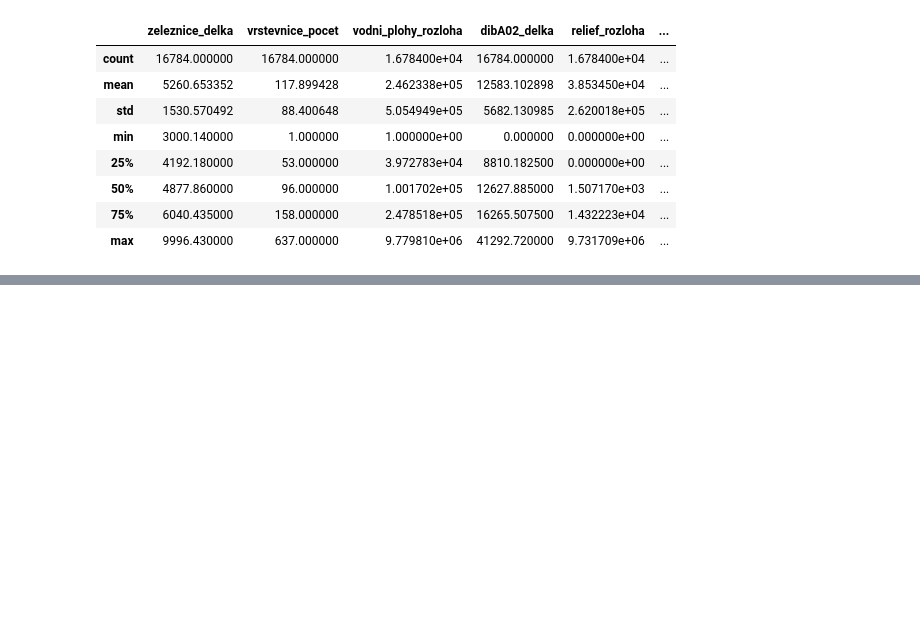
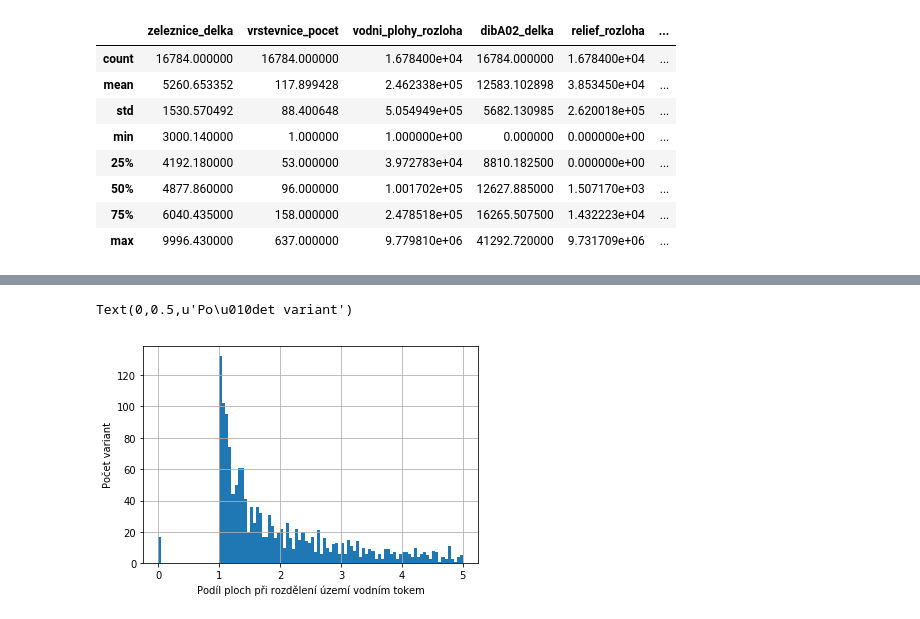
Before and after one commit to fenclova/jupyter-diplomka, a Jupyter notebook: 0_predvyber_analyza_BIG.ipynb, the cells around one changed output, grey strips where cells are left out. Saved outputs shown, nothing was run; the diff lists cells and outputs as text; code cells hidden in the pictures; blank space fills up the shorter version.

```diff
--- a/0_predvyber_analyza_BIG.ipynb
+++ b/0_predvyber_analyza_BIG.ipynb
@@ -238,4 +437,4 @@ vybrano2.to_csv('0_predvyber_analyza2000.csv')
 # %%
 # TODO: vodní tok, který půlí ideálně na polovinu
-df3_test = pd.read_csv(r'C:\fenclova\diplomka\_bordel\0_pokusPovodi\Nove_predvyber_VodniTok4.csv')
-df3_test.describe()
+df3 = pd.read_csv(r'C:\fenclova\diplomka\analyza\vysledky\Nove_predvyber_VodniTok.csv').set_index("ID")
+df3.describe()
@@ -242,6 +451,9 @@ df3_test.describe()
 # %%
 # histogram podilu ploch
-d = df3_test.nejlepsi_podil_ploch[(df3_test.nejlepsi_podil_ploch <= 10)]
+d = df3.nejlepsi_podil_ploch[(df3.nejlepsi_podil_ploch <= 5)]
 dx = d.hist(bins=100)
 dx.set_xlabel(r'Podíl ploch při rozdělení území vodním tokem')
 dx.set_ylabel(r'Počet variant')
+# %% [output]
+Text(0,0.5,u'Po\u010det variant')
+[figure, added]
```
Also changed, not shown: parts of 46 cells of this notebook, 7 other files.
